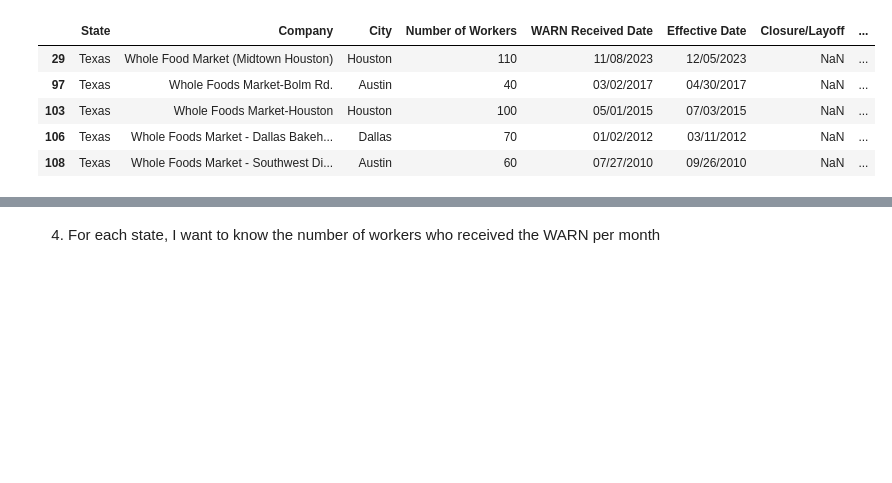
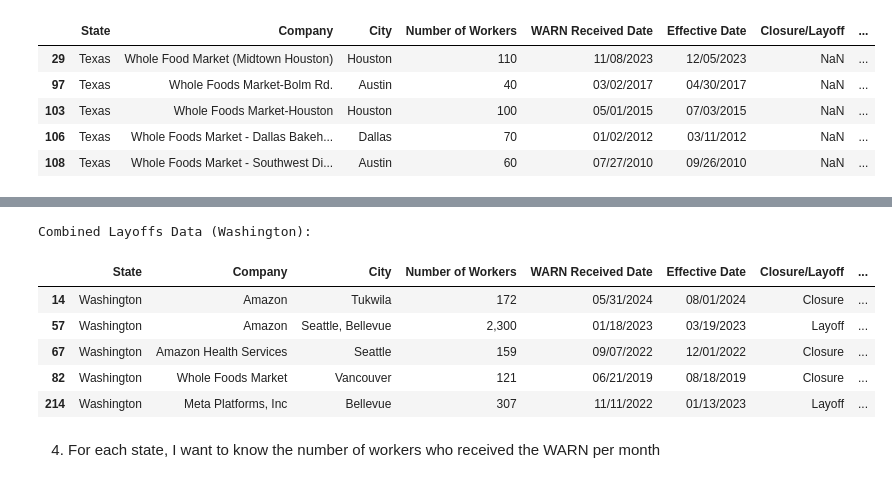
Before and after one commit to anna-peter/fd2p, a Jupyter notebook: python/layoff_second.ipynb, the cells around one changed output, grey strips where cells are left out. Cells and saved outputs as stored; diff of their text form; code cells hidden in the pictures; blank space fills up the shorter version.

```diff
--- a/python/layoff_second.ipynb
+++ b/python/layoff_second.ipynb
@@ -92,3 +106,17 @@ Combined Layoffs Data (New York):
+# %%
+# Keep only the layoffs from Washington
+df_washington = df_combined[(df_combined['State'] == 'Washington')].copy()
+# Display the first few rows of the dataframe
+print("Combined Layoffs Data (Washington):")
+df_washington.head()
+# %% [output]
+Combined Layoffs Data (Washington):
+|  | State | Company | City | Number of Workers | WARN Received Date | Effective Date | Closure/Layoff | ... |
+| 14 | Washington | Amazon | Tukwila | 172 | 05/31/2024 | 08/01/2024 | Closure | ... |
+| 57 | Washington | Amazon | Seattle, Bellevue | 2,300 | 01/18/2023 | 03/19/2023 | Layoff | ... |
+| 67 | Washington | Amazon Health Services | Seattle | 159 | 09/07/2022 | 12/01/2022 | Closure | ... |
+| 82 | Washington | Whole Foods Market | Vancouver | 121 | 06/21/2019 | 08/18/2019 | Closure | ... |
+| 214 | Washington | Meta Platforms, Inc | Bellevue | 307 | 11/11/2022 | 01/13/2023 | Layoff | ... |
 # %% [markdown]
 4) For each state, I want to know the number of workers who received the WARN per month
 # %%
```
Also changed, not shown: parts of 7 cells of this notebook.
